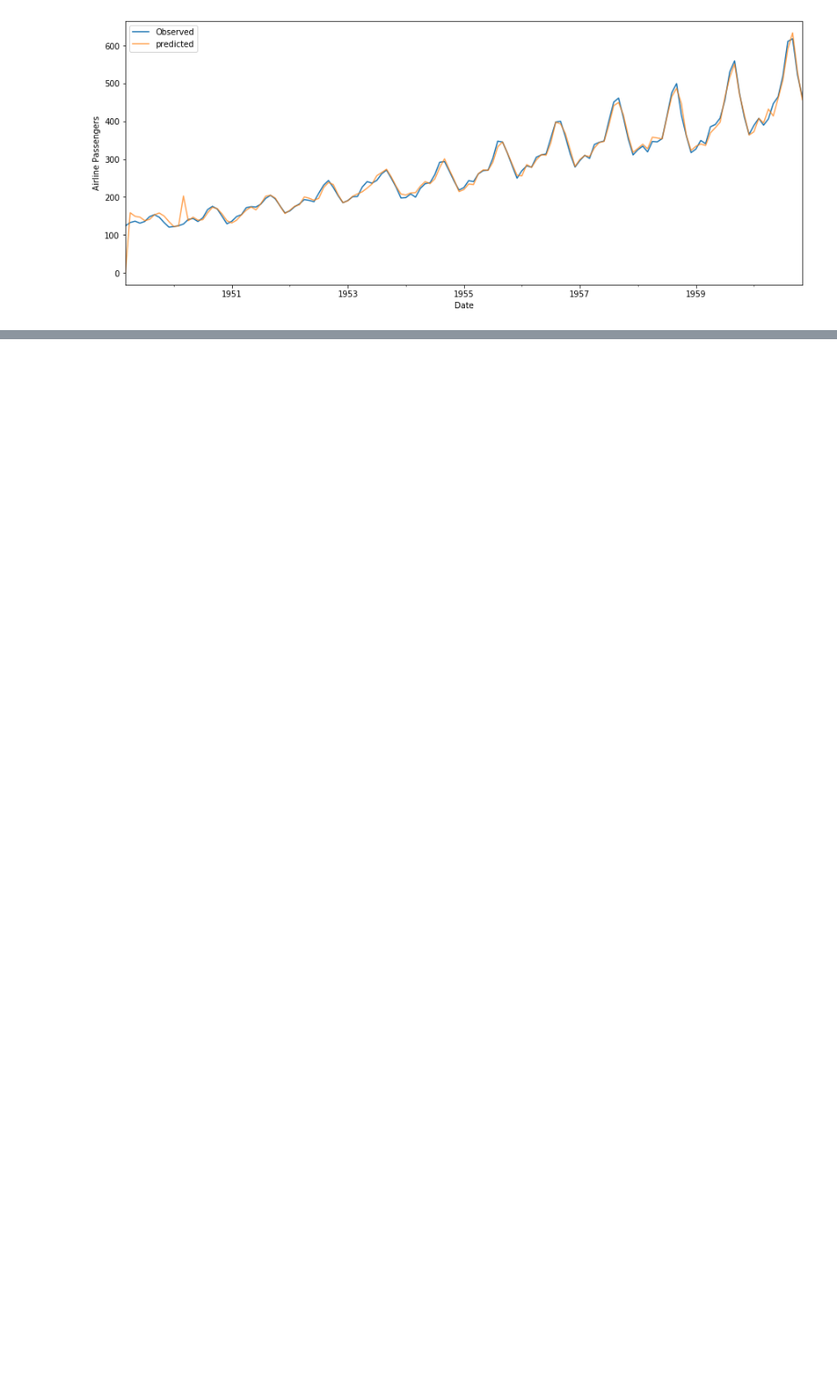
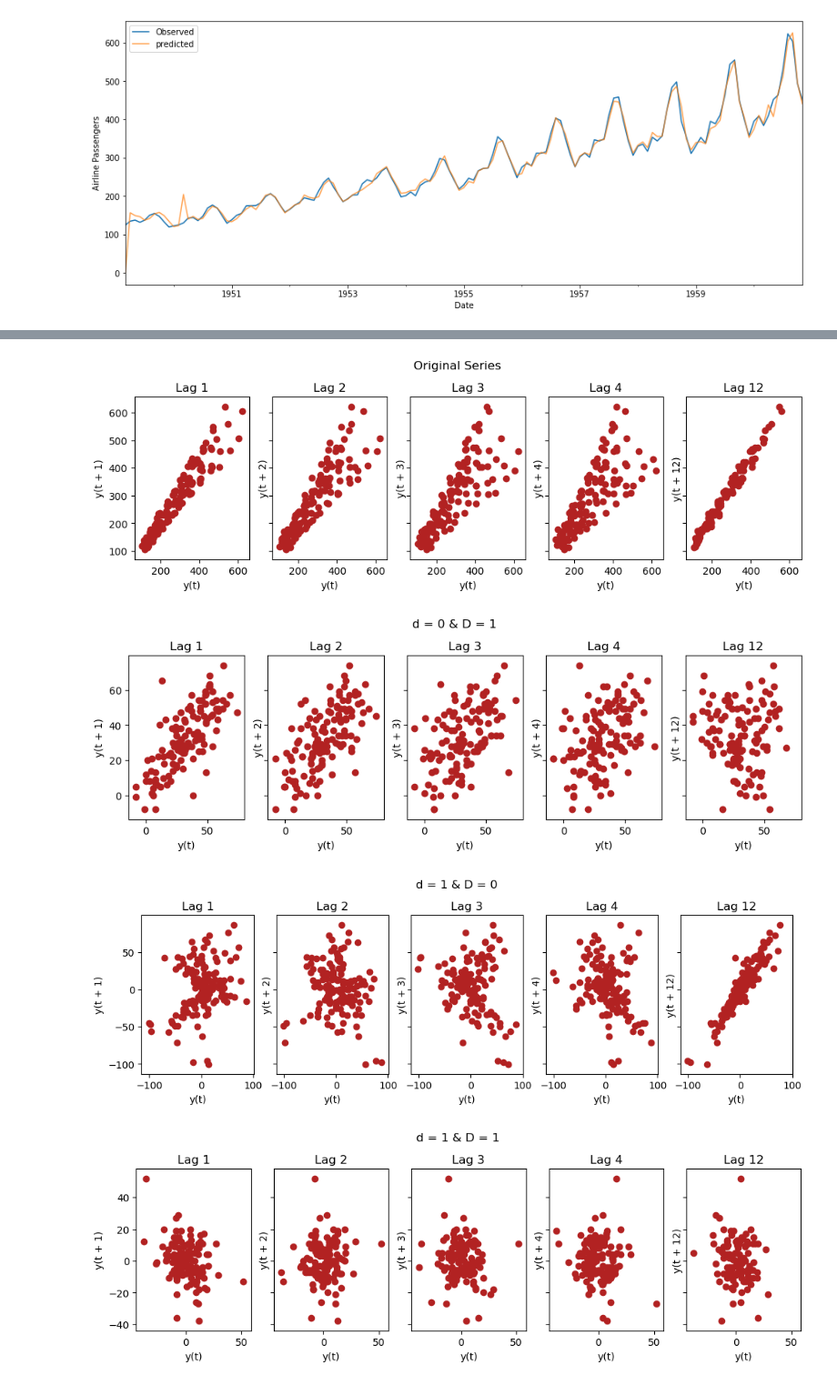
Before and after one commit to RemilYoucef/split-sd4x-dm2l, a Jupyter notebook: time series data/1. univarite time series/air passengers/air_passengers_cnn-lstm_sarima.ipynb, the cells around one changed output, grey strips where cells are left out. Shown at 91% size. Saved outputs shown, nothing was run; the diff lists cells and outputs as text; code cells hidden in the pictures; blank space fills up the shorter version.

```diff
--- a/time series data/1. univarite time series/air passengers/air_passengers_cnn-lstm_sarima.ipynb
+++ b/time series data/1. univarite time series/air passengers/air_passengers_cnn-lstm_sarima.ipynb
@@ -476,0 +443,56 @@ Score: 15.13 RMSE
+# %%
+'Plot the lags'
+from pandas.plotting import lag_plot
+
+fig, axes = plt.subplots(1, 5, figsize=(12,3), sharex=True, sharey=True, dpi=100)
+for i, ax in enumerate(axes.flatten()[:5]):
+    if i < 4 :
+        lag_plot(df.Passengers, lag=i+1, ax=ax, c='firebrick')
+        ax.set_title('Lag ' + str(i+1))
+    else :
+        lag_plot(df.Passengers, lag=12, ax=ax, c='firebrick')
+        ax.set_title('Lag 12')
+fig.suptitle('Original Series', y=1.05)
+
+'-------------------------------------------------------------------------------------------'
+
+fig, axes = plt.subplots(1, 5, figsize=(12,3), sharex=True, sharey=True, dpi=100)
+for i, ax in enumerate(axes.flatten()[:5]):
+    if i < 4 :
+        lag_plot(df.Passengers.diff(12).dropna(), lag=i+1, ax=ax, c='firebrick')
+        ax.set_title('Lag ' + str(i+1))
+    else :
+        lag_plot(df.Passengers.diff(12).dropna(), lag=12, ax=ax, c='firebrick')
+        ax.set_title('Lag 12')
+fig.suptitle('d = 0 & D = 1', y=1.05)
+
+'-------------------------------------------------------------------------------------------'
+
+fig, axes = plt.subplots(1, 5, figsize=(12,3), sharex=True, sharey=True, dpi=100)
+for i, ax in enumerate(axes.flatten()[:5]):
+    if i < 4 :
+        lag_plot(df.Passengers.diff().dropna(), lag=i+1, ax=ax, c='firebrick')
+        ax.set_title('Lag ' + str(i+1))
+    else :
+        lag_plot(df.Passengers.diff().dropna(), lag=12, ax=ax, c='firebrick')
+        ax.set_title('Lag 12')
+fig.suptitle('d = 1 & D = 0', y=1.05)
+
+'-------------------------------------------------------------------------------------------'
+
+fig, axes = plt.subplots(1, 5, figsize=(12,3), sharex=True, sharey=True, dpi=100)
+for i, ax in enumerate(axes.flatten()[:5]):
+    if i < 4 :
+        lag_plot(df.Passengers.diff(12).diff().dropna(), lag=i+1, ax=ax, c='firebrick')
+        ax.set_title('Lag ' + str(i+1))
+    else :
+        lag_plot(df.Passengers.diff(12).diff().dropna(), lag=12, ax=ax, c='firebrick')
+        ax.set_title('Lag 12')
+fig.suptitle('d = 1 & D = 1', y=1.05)
+
+plt.show()
+# %% [output]
+[figure, added]
+[figure, added]
+[figure, added]
+[figure, added]
```
Also changed, not shown: parts of 23 cells of this notebook.
